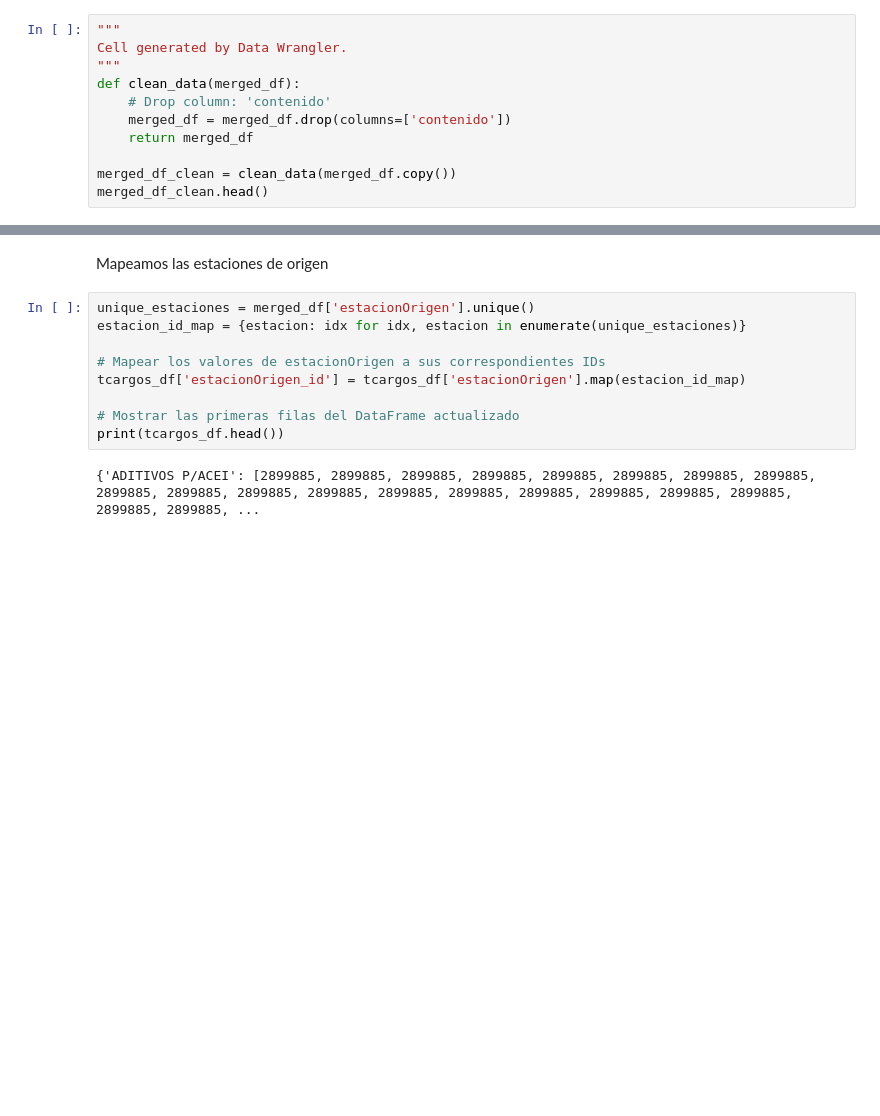
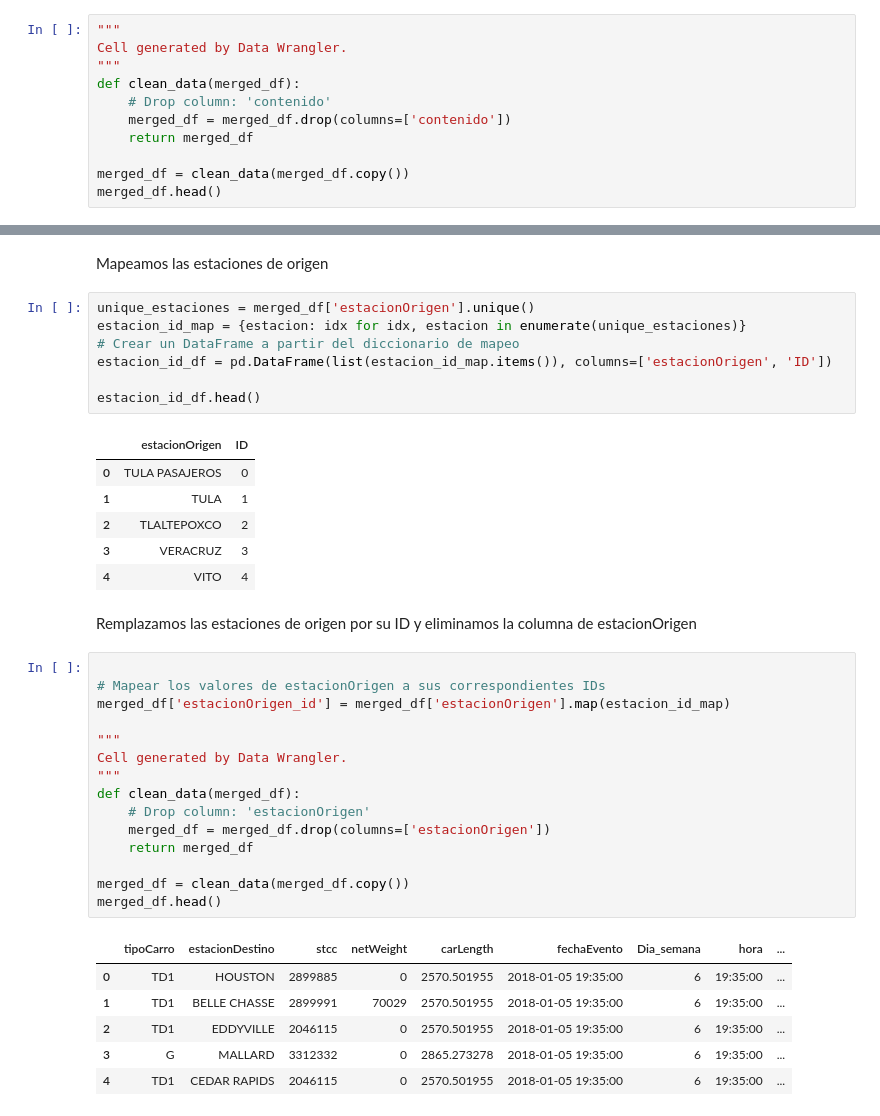
Before and after one commit to BrunoFerrovalle/Modelo_Llegadas, a Jupyter notebook: Modelo.ipynb, the cells around one changed output, grey strips where cells are left out. Cells and saved outputs as stored; diff of their text form; blank space fills up the shorter version.

Commit message:
Correcciones en mapeo e integracion de "tipoCarro"

```diff
--- a/Modelo.ipynb
+++ b/Modelo.ipynb
@@ -72,8 +72,8 @@ def clean_data(merged_df):
     merged_df = merged_df.drop(columns=['contenido'])
     return merged_df
 
-merged_df_clean = clean_data(merged_df.copy())
-merged_df_clean.head()
+merged_df = clean_data(merged_df.copy())
+merged_df.head()
 # %% [output]
 |  | tipoCarro | estacionOrigen | estacionDestino | stcc | netWeight | carLength | fechaEvento | Dia_semana | ... |
 | 0 | TD1 | TULA PASAJEROS | HOUSTON | 2899885 | 0 | 2570.501955 | 2018-01-05 19:35:00 | 6 | ... |
@@ -86,11 +86,38 @@ Mapeamos las estaciones de origen
 # %%
 unique_estaciones = merged_df['estacionOrigen'].unique()
 estacion_id_map = {estacion: idx for idx, estacion in enumerate(unique_estaciones)}
+# Crear un DataFrame a partir del diccionario de mapeo
+estacion_id_df = pd.DataFrame(list(estacion_id_map.items()), columns=['estacionOrigen', 'ID'])
 
-# Mapear los valores de estacionOrigen a sus correspondientes IDs
-tcargos_df['estacionOrigen_id'] = tcargos_df['estacionOrigen'].map(estacion_id_map)
-
-# Mostrar las primeras filas del DataFrame actualizado
-print(tcargos_df.head())
+estacion_id_df.head()
 # %% [output]
-{'ADITIVOS P/ACEI': [2899885, 2899885, 2899885, 2899885, 2899885, 2899885, 2899885, 2899885, 2899885, 2899885, 2899885, 2899885, 2899885, 2899885, 2899885, 2899885, 2899885, 2899885, 2899885, 2899885, ...
+|  | estacionOrigen | ID |
+| 0 | TULA PASAJEROS | 0 |
+| 1 | TULA | 1 |
+| 2 | TLALTEPOXCO | 2 |
+| 3 | VERACRUZ | 3 |
+| 4 | VITO | 4 |
+# %% [markdown]
+Remplazamos las estaciones de origen por su ID y eliminamos la columna de estacionOrigen
+# %%
+
+# Mapear los valores de estacionOrigen a sus correspondientes IDs
+merged_df['estacionOrigen_id'] = merged_df['estacionOrigen'].map(estacion_id_map)
+
+"""
+Cell generated by Data Wrangler.
+"""
+def clean_data(merged_df):
+    # Drop column: 'estacionOrigen'
+    merged_df = merged_df.drop(columns=['estacionOrigen'])
+    return merged_df
+
+merged_df = clean_data(merged_df.copy())
+merged_df.head()
+# %% [output]
+|  | tipoCarro | estacionDestino | stcc | netWeight | carLength | fechaEvento | Dia_semana | hora | ... |
+| 0 | TD1 | HOUSTON | 2899885 | 0 | 2570.501955 | 2018-01-05 19:35:00 | 6 | 19:35:00 | ... |
+| 1 | TD1 | BELLE CHASSE | 2899991 | 70029 | 2570.501955 | 2018-01-05 19:35:00 | 6 | 19:35:00 | ... |
+| 2 | TD1 | EDDYVILLE | 2046115 | 0 | 2570.501955 | 2018-01-05 19:35:00 | 6 | 19:35:00 | ... |
+| 3 | G | MALLARD | 3312332 | 0 | 2865.273278 | 2018-01-05 19:35:00 | 6 | 19:35:00 | ... |
+| 4 | TD1 | CEDAR RAPIDS | 2046115 | 0 | 2570.501955 | 2018-01-05 19:35:00 | 6 | 19:35:00 | ... |
```
Also changed, not shown: parts of 6 cells of this notebook, 4 other files.
